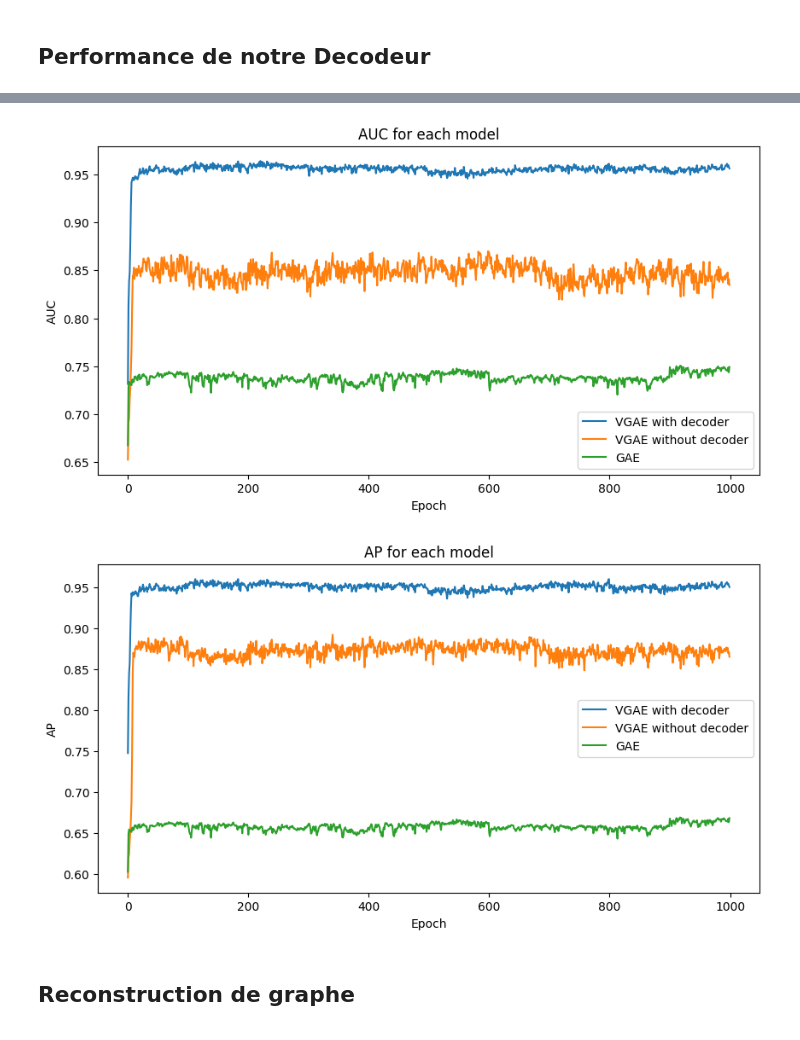
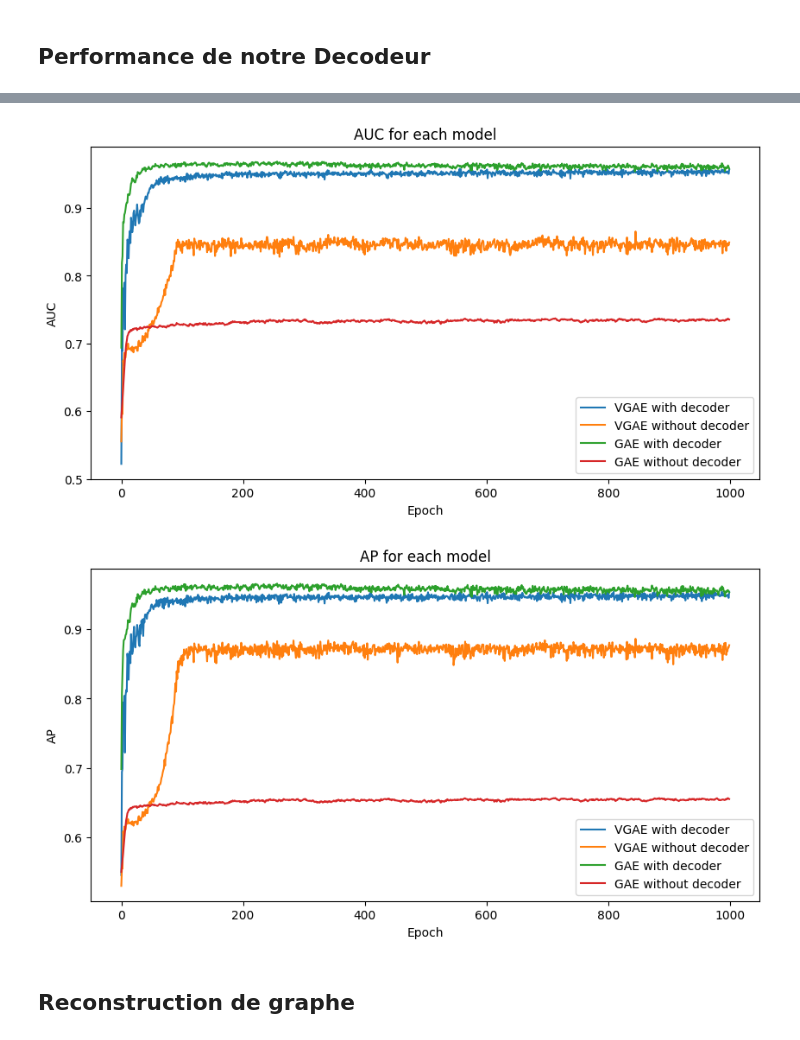
Before and after one commit to ajreckof/biml-gnn-projet, a Jupyter notebook: Projet.ipynb, the cells around one changed output, grey strips where cells are left out. Saved outputs shown, nothing was run; the diff lists cells and outputs as text; code cells hidden in the pictures.

Commit message:
Performances

```diff
--- a/Projet.ipynb
+++ b/Projet.ipynb
@@ -253,49 +258,42 @@ n: 9 epoch: 999  :  (0.7487663655090063, 0.6673538871642188)
 # %%
 columns = ['epoch', 'AUC', 'AP']
 wd = pd.read_csv("test_performance/test_vgae_with_decoder.csv", sep=';', names=columns, skiprows=1)
 wod = pd.read_csv("test_performance/test_vgae_without_decoder.csv", sep=';', names=columns, skiprows=1)
-dgae = pd.read_csv("test_performance/test_gae.csv", sep=';', names=columns, skiprows=1)
+dgae_wd = pd.read_csv("test_performance/test_gae_with_decoder.csv", sep=';', names=columns, skiprows=1)
+dgae_wod = pd.read_csv("test_performance/test_gae_without_decoder.csv", sep=';', names=columns, skiprows=1)
 
 # Faire la moyenne des AUC et AP pour n=10 pour chaque epoch=1000
-# datas are epoch;AUC;AP
-auc_model1 = np.zeros(1000)
-ap_model1 = np.zeros(1000)
-auc_model2 = np.zeros(1000)
-ap_model2 = np.zeros(1000)
-auc_model3 = np.zeros(1000)
-ap_model3 = np.zeros(1000)
-for i in range(1000):
-    auc_model1[i] = np.mean(wd.iloc[i*10:(i+1)*10, 1])
-    ap_model1[i] = np.mean(wd.iloc[i*10:(i+1)*10, 2])
-    auc_model2[i] = np.mean(wod.iloc[i*10:(i+1)*10, 1])
-    ap_model2[i] = np.mean(wod.iloc[i*10:(i+1)*10, 2])
-    auc_model3[i] = np.mean(dgae.iloc[i*10:(i+1)*10, 1])
-    ap_model3[i] = np.mean(dgae.iloc[i*10:(i+1)*10, 2])
+model1 = wd.groupby('epoch').agg({'AUC': 'mean', 'AP': 'mean'})
+model2 = wod.groupby('epoch').agg({'AUC': 'mean', 'AP': 'mean'})
+model3 = dgae_wd.groupby('epoch').agg({'AUC': 'mean', 'AP': 'mean'})
+model4 = dgae_wod.groupby('epoch').agg({'AUC': 'mean', 'AP': 'mean'})
 
 # Plot AUC
 plt.figure(figsize=(10, 5))
-plt.plot(auc_model1, label="VGAE with decoder")
-plt.plot(auc_model2, label="VGAE without decoder")
-plt.plot(auc_model3, label="GAE")
+plt.plot(model1["AUC"], label="VGAE with decoder")
+plt.plot(model2["AUC"], label="VGAE without decoder")
+plt.plot(model3["AUC"], label="GAE with decoder")
+plt.plot(model4["AUC"], label="GAE without decoder")
 plt.legend()
 plt.xlabel("Epoch")
 plt.ylabel("AUC")
 plt.title("AUC for each model")
 plt.savefig("test_performance/AUC.png", dpi=1000)
 
 # Plot AP
 plt.figure(figsize=(10, 5))
-plt.plot(ap_model1, label="VGAE with decoder")
-plt.plot(ap_model2, label="VGAE without decoder")
-plt.plot(ap_model3, label="GAE")
+plt.plot(model1["AP"], label="VGAE with decoder")
+plt.plot(model2["AP"], label="VGAE without decoder")
+plt.plot(model3["AP"], label="GAE with decoder")
+plt.plot(model4["AP"], label="GAE without decoder")
 plt.legend()
 plt.xlabel("Epoch")
 plt.ylabel("AP")
 plt.title("AP for each model")
 plt.savefig("test_performance/AP.png", dpi=1000)
 # %% [output]
-[figure, old version]
+[figure, new version]
-[figure, old version]
+[figure, new version]
 # %% [markdown]
 ## Reconstruction de graphe
 # %%
```
Also changed, not shown: parts of 2 cells of this notebook, 6 other files.
